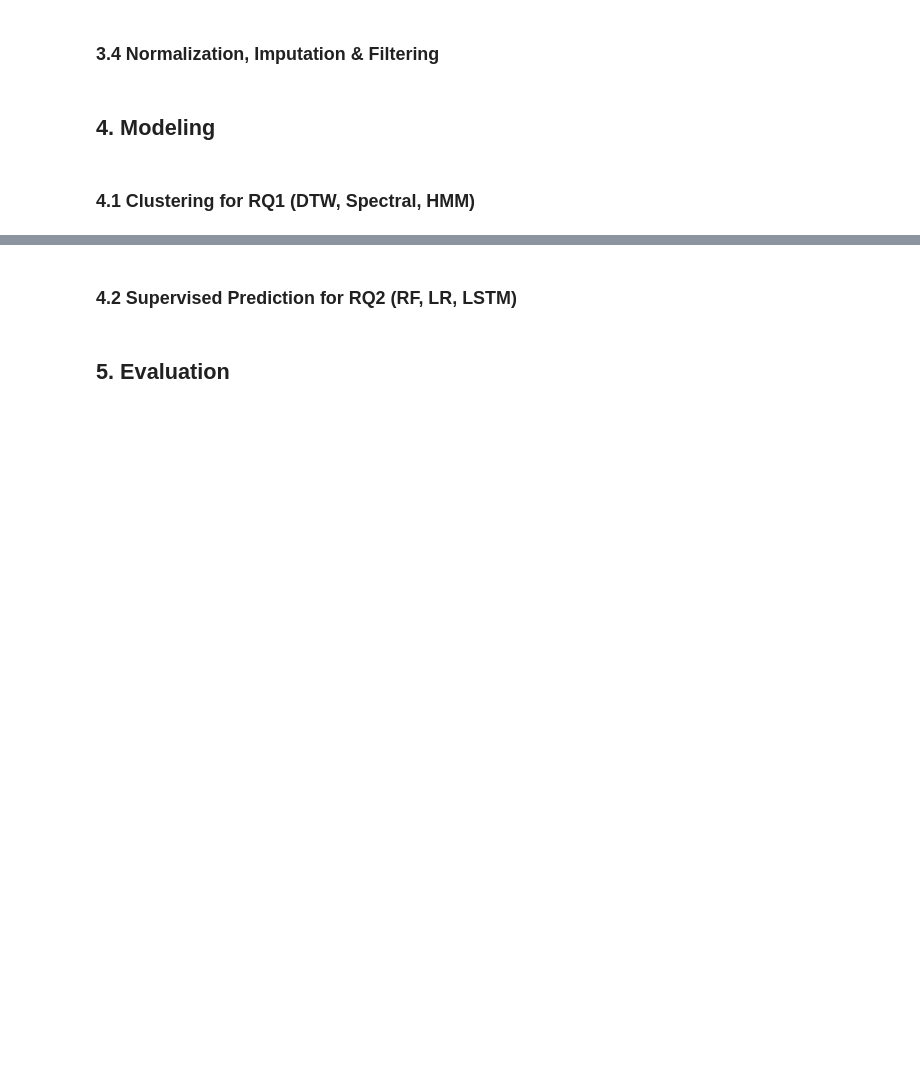
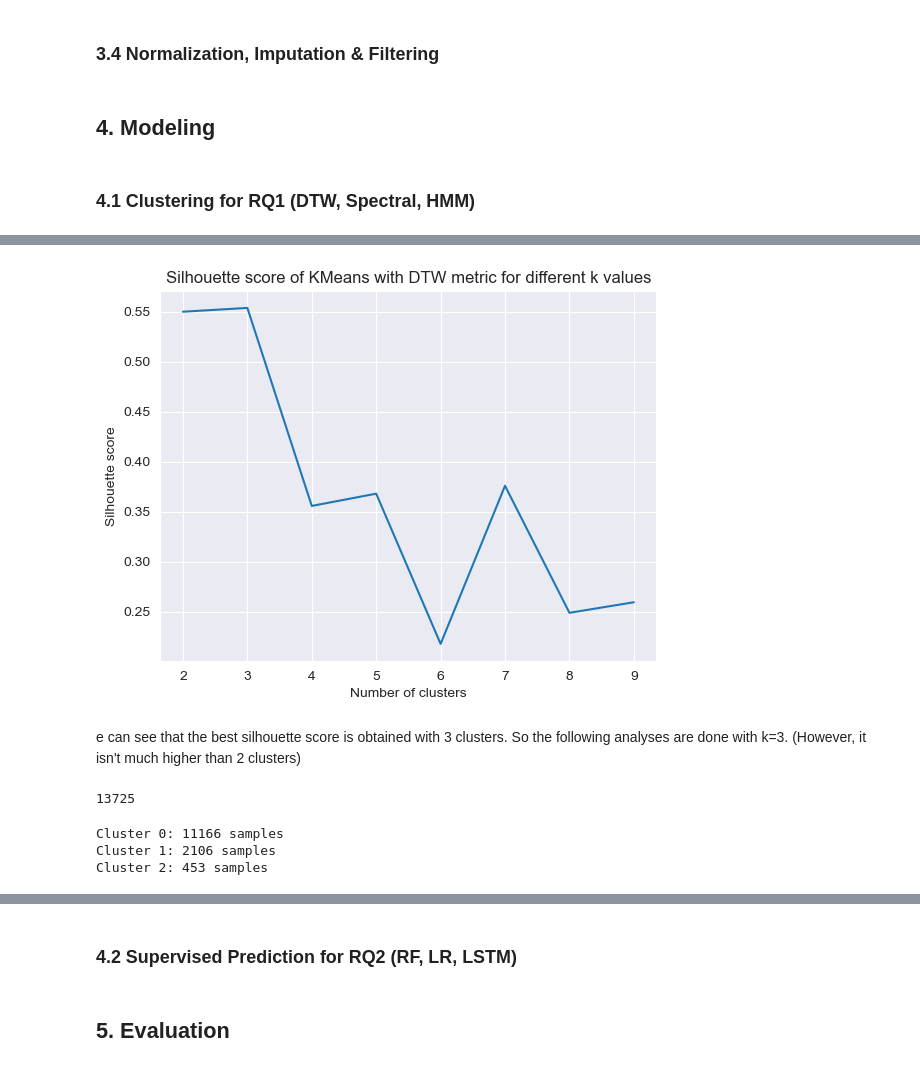
Before and after one commit to linou12/DataWhisperers, a Jupyter notebook: m6_DataWhisperers.ipynb, the cells around one changed output, grey strips where cells are left out. Drawn from its saved outputs; the diff is of its cells as text; code cells hidden in the pictures; blank space fills up the shorter version.

Commit message:
add dtw clustering grid search and centroids graphs

```diff
--- a/m6_DataWhisperers.ipynb
+++ b/m6_DataWhisperers.ipynb
@@ -562,0 +599,21 @@ df_q2.head()
+# %%
+# this is the grid search result obtained in the previous cell.
+grid_search_results = [np.float64(0.5498242626277999),
+ np.float64(0.5536233546750368),
+ np.float64(0.355717416195596),
+ np.float64(0.3679833751081339),
+ np.float64(0.2177929131378528),
+ np.float64(0.3758529399939967),
+ np.float64(0.2488927168661695),
+ np.float64(0.2594434057755429)]
+# %%
+import matplotlib.pyplot as plt
+plt.plot(list(range(2, 10)), grid_search_results)
+plt.xlabel('Number of clusters')
+plt.ylabel('Silhouette score')
+plt.title('Silhouette score of KMeans with DTW metric for different k values')
+plt.show()
+# %% [output]
+[figure, added]
+# %% [markdown]
+e can see that the best silhouette score is obtained with 3 clusters. So the following analyses are done with k=3. (However, it isn't much higher than 2 clusters)
@@ -562,0 +627,13 @@ df_q2.head()
+# %%
+len(preds)
+# %% [output]
+13725
+# %%
+labels_unique, counts = np.unique(preds, return_counts=True)
+
+for label, count in zip(labels_unique, counts):
+    print(f'Cluster {label}: {count} samples')
+# %% [output]
+Cluster 0: 11166 samples
+Cluster 1: 2106 samples
+Cluster 2: 453 samples
```
Also changed, not shown: parts of 15 cells of this notebook, 1 other file.
